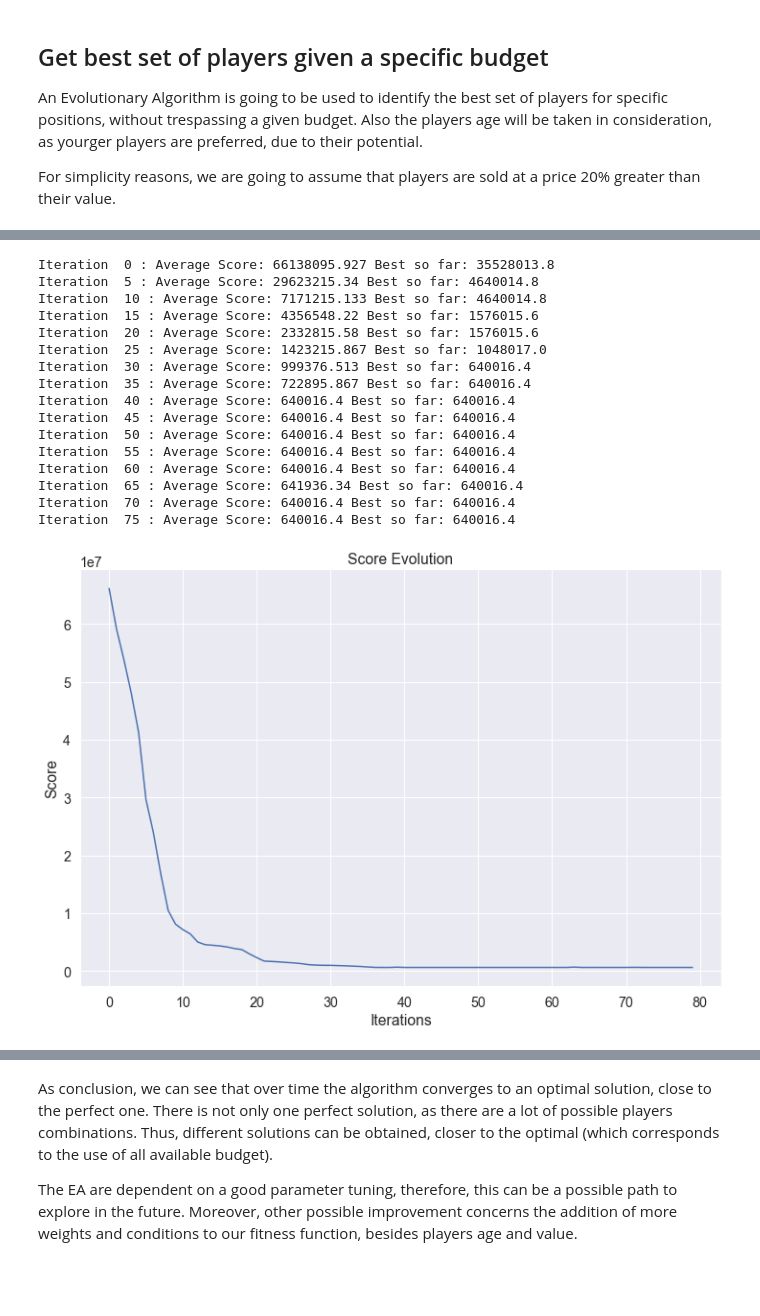
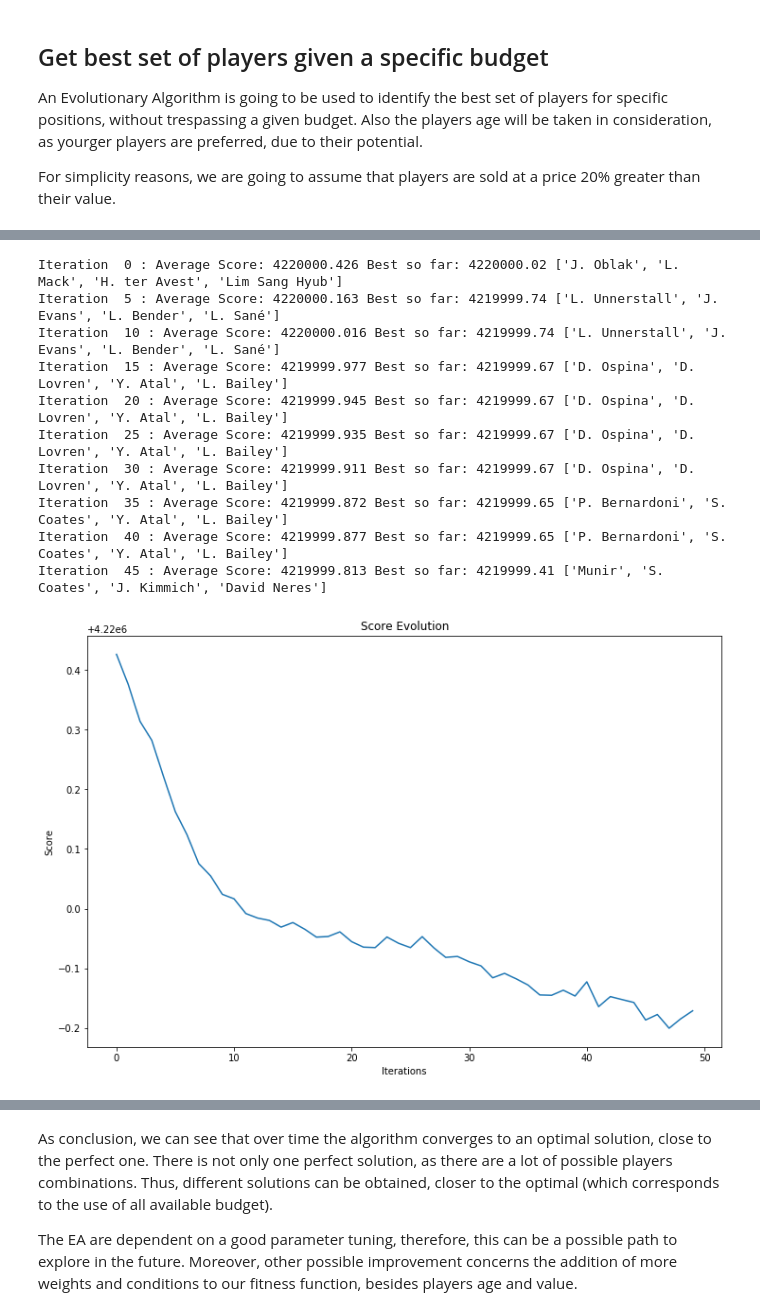
Before and after one commit to danielazevedo/Football-Analytics, a Jupyter notebook: FIFA_20_analysis/Fifa_EDA.ipynb, the cells around one changed output, grey strips where cells are left out. Cells and saved outputs as stored; diff of their text form; code cells hidden in the pictures; blank space fills up the shorter version.

Commit message:
add genetic approach for player scouting and player playing style

```diff
--- a/FIFA_20_analysis/Fifa_EDA.ipynb
+++ b/FIFA_20_analysis/Fifa_EDA.ipynb
@@ -679,21 +694,30 @@ def random_mutation(indv, positions, data):
 
 
 def evaluate_population(original_data, population, budget):
-    alpha = 0.8
-    beta = 0.2
+    alpha = 0.6
+    beta = 0
+    gamma = 0
+    theta = 0.4
+
+    max_values = [budget, 35, 7, 10550000]
+
     scores = []
     for indv in population:
 
-        accumulated_value = 0
-        ages = 0
+        accumulated_value = []
+        ages = []
+        team_players = []
         for i in indv:
-            p = original_data[original_data['short_name'] == i]
+            p = original_data[original_data['short_name'] == i].iloc[0]
 
-            accumulated_value += p.iloc[0].value_eur + 0.2 * p.iloc[0].value_eur
-            ages += p.iloc[0].age
+            accumulated_value.append(1.2 * p.value_eur)
+            ages.append(p.age)
+            team_players.append(len(original_data[(original_data['club'] == test_team) & (original_data['main_position'] == p.main_position)]))
 
-
-        scores.append(round(alpha * np.abs(budget - accumulated_value) + beta * np.mean(ages), 2))
+        scores.append(round(alpha * (np.abs(budget - np.sum(accumulated_value))/max_values[0])
+                            + beta * (np.median(ages)/max_values[1])
+                            + gamma * (np.mean(team_players)/max_values[2])
+                            + theta * (10550000-np.min(accumulated_value)/max_values[3]), 2))
 
     return scores
 
@@ -727,7 +751,7 @@ def elitism(original_data, population, offspring, budget):
 
 def evolve(data, target_positions, budget):
 
-    num_iters = 80
+    num_iters = 50
 
     scores = np.zeros(num_iters)
     best_indv = None
@@ -763,52 +787,47 @@ def evolve(data, target_positions, budget):
                 best_indv = pop_scores[i]
                 best_players = population[i]
                 best_score = pop_scores[i]
 
-            scores[it] = np.mean([pop_scores[s] for s in range(len(pop_scores))])
+        scores[it] = np.mean(pop_scores)
 
         if it % 5 == 0:
-            print("Iteration ", it, ": Average Score:", round(scores[it], 3), "Best so far:", round(best_score, 3))
+            print("Iteration ", it, ": Average Score:", round(scores[it], 3), "Best so far:", round(best_score, 3), best_players)
 
 
     plt.figure(figsize=(12, 8))
     plt.plot(scores)
     plt.xlabel('Iterations')
     plt.ylabel('Score')
     plt.title('Score Evolution')
     plt.show()
 
     print('Best players for {}:'.format(target_positions))
 
     for i in best_players:
         p = data[data['short_name'] == i]
         print('{}:\n\tAge: {}, Overall: {}'.format(i, p.iloc[0].age, p.iloc[0].overall))
 
     print('\nMax Budget: ', budget)
     print('Budget Used: ', indv_value(best_players, data))
 
 
-target_pos = ['ST', 'CM', 'GK']
+target_pos = ['GK', 'CB', 'RB', 'LW']
 b = 100000000
-n_pop = 30
-prob_mutation = 0.2
+n_pop = 50
+prob_mutation = 0.5
 prob_crossover = 0.8
 elitism_size = 0.6
+test_team = 'Juventus'
 evolve(fifa_20, target_pos, b)
 # %% [output]
-Iteration  0 : Average Score: 66138095.927 Best so far: 35528013.8
-Iteration  5 : Average Score: 29623215.34 Best so far: 4640014.8
-Iteration  10 : Average Score: 7171215.133 Best so far: 4640014.8
-Iteration  15 : Average Score: 4356548.22 Best so far: 1576015.6
-Iteration  20 : Average Score: 2332815.58 Best so far: 1576015.6
-Iteration  25 : Average Score: 1423215.867 Best so far: 1048017.0
-Iteration  30 : Average Score: 999376.513 Best so far: 640016.4
-Iteration  35 : Average Score: 722895.867 Best so far: 640016.4
-Iteration  40 : Average Score: 640016.4 Best so far: 640016.4
-Iteration  45 : Average Score: 640016.4 Best so far: 640016.4
-Iteration  50 : Average Score: 640016.4 Best so far: 640016.4
-Iteration  55 : Average Score: 640016.4 Best so far: 640016.4
-Iteration  60 : Average Score: 640016.4 Best so far: 640016.4
-Iteration  65 : Average Score: 641936.34 Best so far: 640016.4
-Iteration  70 : Average Score: 640016.4 Best so far: 640016.4
-Iteration  75 : Average Score: 640016.4 Best so far: 640016.4
+Iteration  0 : Average Score: 4220000.426 Best so far: 4220000.02 ['J. Oblak', 'L. Mack', 'H. ter Avest', 'Lim Sang Hyub']
+Iteration  5 : Average Score: 4220000.163 Best so far: 4219999.74 ['L. Unnerstall', 'J. Evans', 'L. Bender', 'L. Sané']
+Iteration  10 : Average Score: 4220000.016 Best so far: 4219999.74 ['L. Unnerstall', 'J. Evans', 'L. Bender', 'L. Sané']
+Iteration  15 : Average Score: 4219999.977 Best so far: 4219999.67 ['D. Ospina', 'D. Lovren', 'Y. Atal', 'L. Bailey']
+Iteration  20 : Average Score: 4219999.945 Best so far: 4219999.67 ['D. Ospina', 'D. Lovren', 'Y. Atal', 'L. Bailey']
+Iteration  25 : Average Score: 4219999.935 Best so far: 4219999.67 ['D. Ospina', 'D. Lovren', 'Y. Atal', 'L. Bailey']
+Iteration  30 : Average Score: 4219999.911 Best so far: 4219999.67 ['D. Ospina', 'D. Lovren', 'Y. Atal', 'L. Bailey']
+Iteration  35 : Average Score: 4219999.872 Best so far: 4219999.65 ['P. Bernardoni', 'S. Coates', 'Y. Atal', 'L. Bailey']
+Iteration  40 : Average Score: 4219999.877 Best so far: 4219999.65 ['P. Bernardoni', 'S. Coates', 'Y. Atal', 'L. Bailey']
+Iteration  45 : Average Score: 4219999.813 Best so far: 4219999.41 ['Munir', 'S. Coates', 'J. Kimmich', 'David Neres']
-[figure, old version]
+[figure, new version]
```
Also changed, not shown: parts of 3 cells of this notebook, 29 other files.
